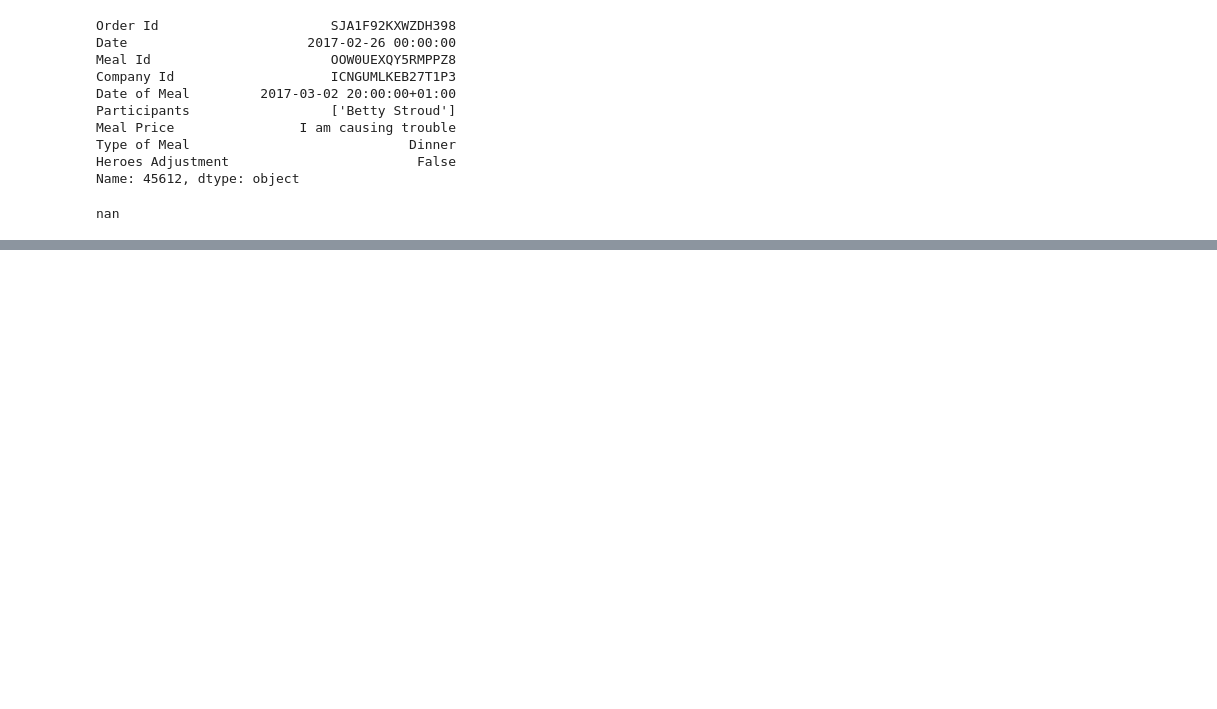
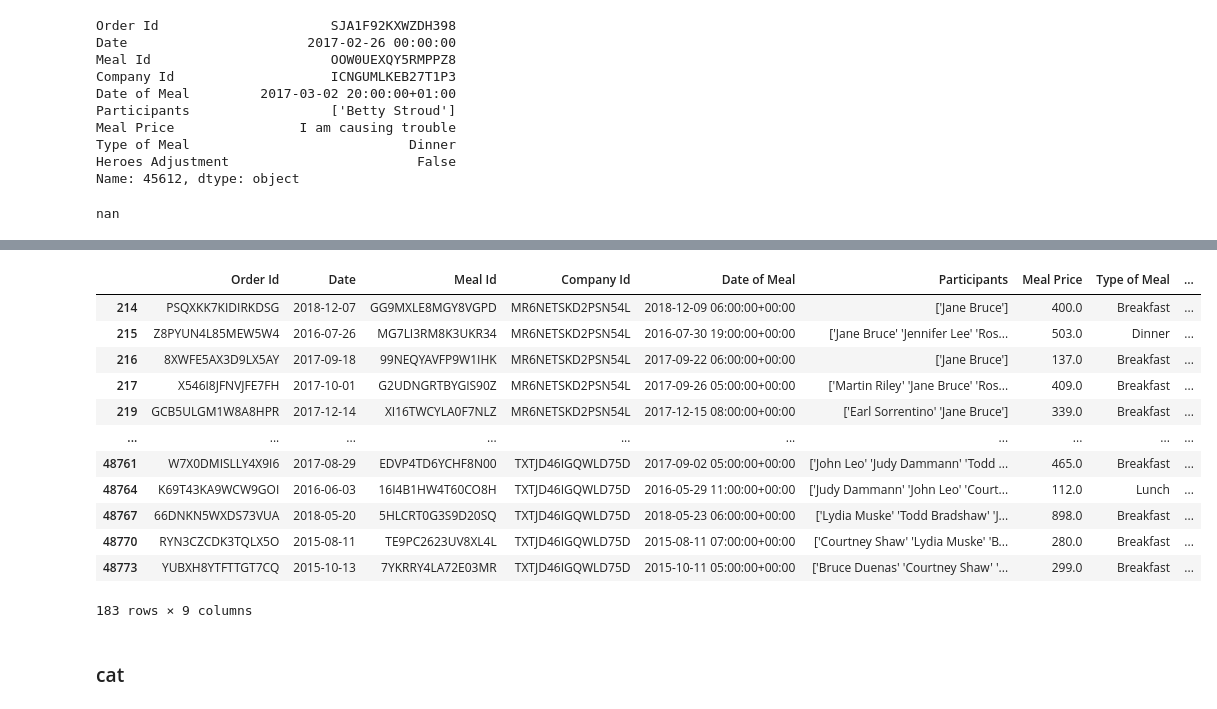
Before and after one commit to RedOx22/real-world-machine-learning, a Jupyter notebook: pandas_advanced_techniques.ipynb, the cells around one changed output, grey strips where cells are left out. Cells and saved outputs as stored; diff of their text form; code cells hidden in the pictures; blank space fills up the shorter version.

```diff
--- a/pandas_advanced_techniques.ipynb
+++ b/pandas_advanced_techniques.ipynb
@@ -159,3 +159,8 @@ Name: 45612, dtype: object
 pd.to_numeric(invoices['Meal Price'],errors='coerce')[45612]
 # %% [output]
 nan
+# %%
+# Fill in the gaps with fillna and median
+invoices['Meal Price'] = pd.to_numeric(invoices['Meal Price'],errors='coerce')
+invoices['Meal Price'] = invoices['Meal Price'].fillna(invoices['Meal Price'].median())
+invoices['Meal Price'].astype(int)
@@ -161,0 +224,2 @@ nan
+# %%
+invoices['Date of Meal'] = pd.to_datetime(invoices['Date of Meal'],utc=True)
@@ -161,0 +234,2 @@ nan
+# %%
+pd.set_option('display.max_rows', 4)
@@ -161,0 +316,3 @@ nan
+# %%
+pd.set_option('display.max_rows', 10)
+invoices['Type of Meal'].str.lower()
@@ -161,0 +393,18 @@ nan
+# %%
+invoices[invoices['Participants'].str.contains('Bruce')]
+# %% [output]
+|  | Order Id | Date | Meal Id | Company Id | Date of Meal | Participants | Meal Price | Type of Meal | ... |
+| 214 | PSQXKK7KIDIRKDSG | 2018-12-07 | GG9MXLE8MGY8VGPD | MR6NETSKD2PSN54L | 2018-12-09 06:00:00+00:00 | ['Jane Bruce'] | 400.0 | Breakfast | ... |
+| 215 | Z8PYUN4L85MEW5W4 | 2016-07-26 | MG7LI3RM8K3UKR34 | MR6NETSKD2PSN54L | 2016-07-30 19:00:00+00:00 | ['Jane Bruce' 'Jennifer Lee' 'Ros... | 503.0 | Dinner | ... |
+| 216 | 8XWFE5AX3D9LX5AY | 2017-09-18 | 99NEQYAVFP9W1IHK | MR6NETSKD2PSN54L | 2017-09-22 06:00:00+00:00 | ['Jane Bruce'] | 137.0 | Breakfast | ... |
+| 217 | X546I8JFNVJFE7FH | 2017-10-01 | G2UDNGRTBYGIS90Z | MR6NETSKD2PSN54L | 2017-09-26 05:00:00+00:00 | ['Martin Riley' 'Jane Bruce' 'Ros... | 409.0 | Breakfast | ... |
+| 219 | GCB5ULGM1W8A8HPR | 2017-12-14 | XI16TWCYLA0F7NLZ | MR6NETSKD2PSN54L | 2017-12-15 08:00:00+00:00 | ['Earl Sorrentino' 'Jane Bruce'] | 339.0 | Breakfast | ... |
+| ... | ... | ... | ... | ... | ... | ... | ... | ... | ... |
+| 48761 | W7X0DMISLLY4X9I6 | 2017-08-29 | EDVP4TD6YCHF8N00 | TXTJD46IGQWLD75D | 2017-09-02 05:00:00+00:00 | ['John Leo' 'Judy Dammann' 'Todd ... | 465.0 | Breakfast | ... |
+| 48764 | K69T43KA9WCW9GOI | 2016-06-03 | 16I4B1HW4T60CO8H | TXTJD46IGQWLD75D | 2016-05-29 11:00:00+00:00 | ['Judy Dammann' 'John Leo' 'Court... | 112.0 | Lunch | ... |
+| 48767 | 66DNKN5WXDS73VUA | 2018-05-20 | 5HLCRT0G3S9D20SQ | TXTJD46IGQWLD75D | 2018-05-23 06:00:00+00:00 | ['Lydia Muske' 'Todd Bradshaw' 'J... | 898.0 | Breakfast | ... |
+| 48770 | RYN3CZCDK3TQLX5O | 2015-08-11 | TE9PC2623UV8XL4L | TXTJD46IGQWLD75D | 2015-08-11 07:00:00+00:00 | ['Courtney Shaw' 'Lydia Muske' 'B... | 280.0 | Breakfast | ... |
+| 48773 | YUBXH8YTFTTGT7CQ | 2015-10-13 | 7YKRRY4LA72E03MR | TXTJD46IGQWLD75D | 2015-10-11 05:00:00+00:00 | ['Bruce Duenas' 'Courtney Shaw' '... | 299.0 | Breakfast | ... |
+183 rows × 9 columns
+# %% [markdown]
+### cat
```
Also changed, not shown: parts of 24 cells of this notebook.
